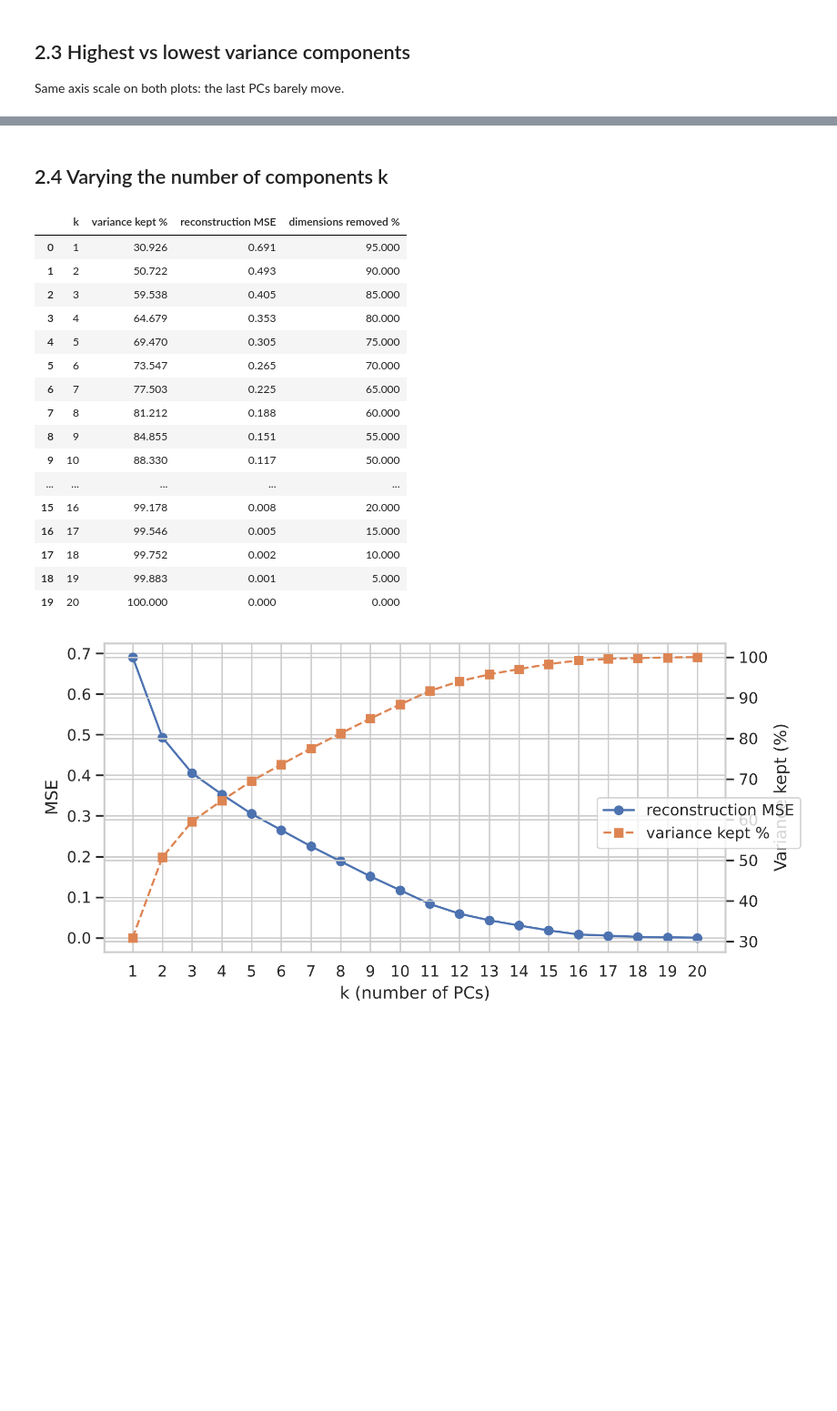
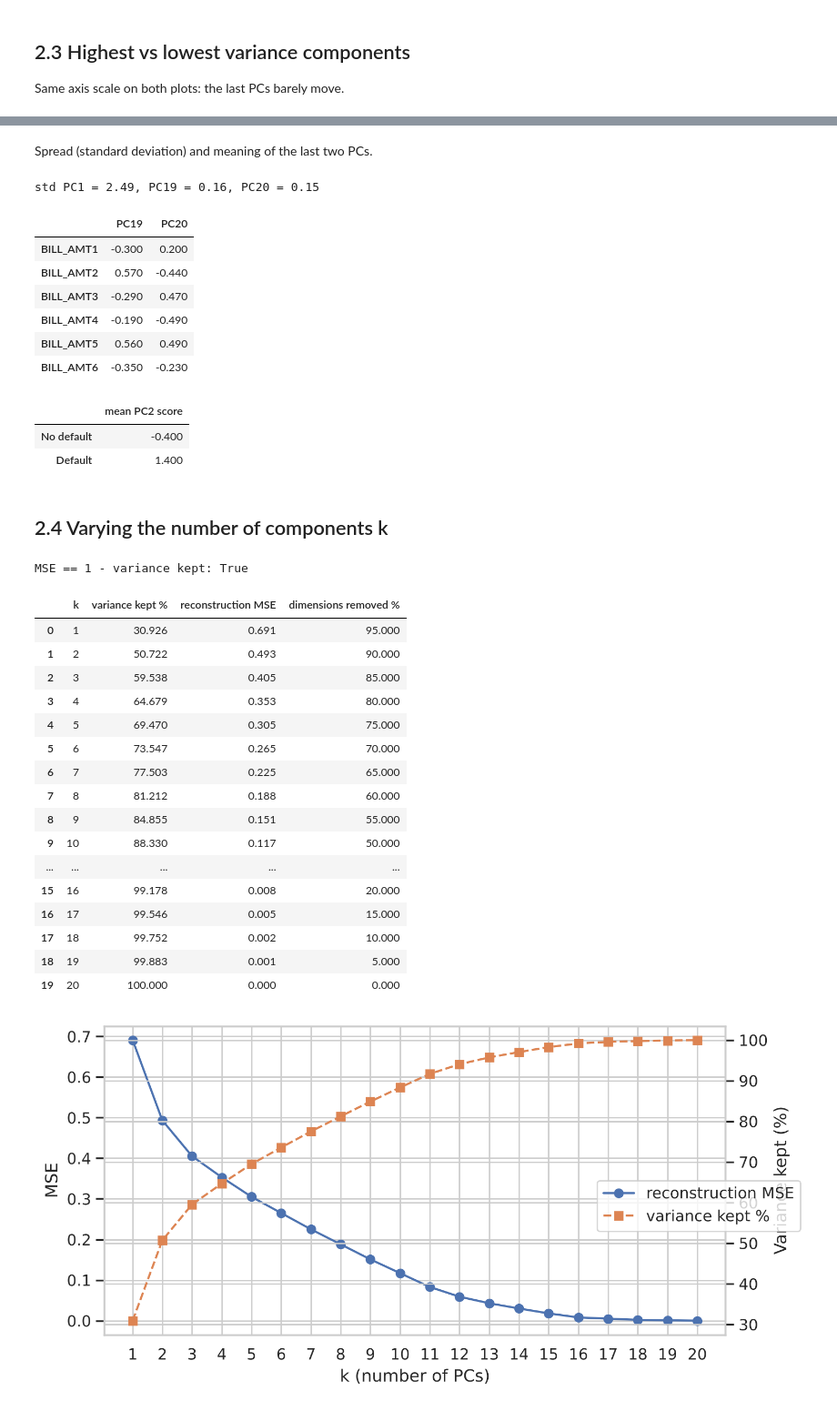
Before and after one commit to Xx-Pumpkin-xX/ml2-labwork, a Jupyter notebook: lab1/notebooks/01_credit_card.ipynb, the cells around one changed output, grey strips where cells are left out. Shown at 91% size. Saved outputs shown, nothing was run; the diff lists cells and outputs as text; code cells hidden in the pictures; blank space fills up the shorter version.

```diff
--- a/lab1/notebooks/01_credit_card.ipynb
+++ b/lab1/notebooks/01_credit_card.ipynb
@@ -363,3 +419,27 @@ save(fig, "fig5_high_vs_low_pcs")
+# %% [markdown]
+Spread (standard deviation) and meaning of the last two PCs.
+# %%
+sd = np.sqrt(pca.explained_variance_)
+print(f"std PC1 = {sd[0]:.2f}, PC{d - 1} = {sd[-2]:.2f}, PC{d} = {sd[-1]:.2f}")
+last = pd.DataFrame(pca.components_[-2:].T, index=X.columns, columns=[f"PC{d - 1}", f"PC{d}"])
+last[last.abs().max(axis=1) > 0.2].round(2)          # features that build the last PCs
+# %% [output]
+std PC1 = 2.49, PC19 = 0.16, PC20 = 0.15
+|  | PC19 | PC20 |
+| BILL_AMT1 | -0.300 | 0.200 |
+| BILL_AMT2 | 0.570 | -0.440 |
+| BILL_AMT3 | -0.290 | 0.470 |
+| BILL_AMT4 | -0.190 | -0.490 |
+| BILL_AMT5 | 0.560 | 0.490 |
+| BILL_AMT6 | -0.350 | -0.230 |
+# %%
+pc2_by_class = pd.Series(Z[:, 1]).groupby(y).mean().round(2)
+pc2_by_class.index = ['No default', 'Default']
+pc2_by_class.to_frame("mean PC2 score")
+# %% [output]
+|  | mean PC2 score |
+| No default | -0.400 |
+| Default | 1.400 |
 # %% [markdown]
 ## 2.4 Varying the number of components k
 # %%
@@ -372,8 +452,11 @@ for k in range(1, X.shape[1] + 1):
                  "reconstruction MSE": np.mean((X.to_numpy() - X_back) ** 2),
                  "dimensions removed %": (1 - k / X.shape[1]) * 100})
 vary = pd.DataFrame(rows).round(3)
+# standardized inputs: reconstruction MSE = share of variance discarded
+print("MSE == 1 - variance kept:", np.allclose(vary["reconstruction MSE"], 1 - vary["variance kept %"] / 100, atol=1e-3))
 vary
 # %% [output]
+MSE == 1 - variance kept: True
 |  | k | variance kept % | reconstruction MSE | dimensions removed % |
 | 0 | 1 | 30.926 | 0.691 | 95.000 |
 | 1 | 2 | 50.722 | 0.493 | 90.000 |
```
Also changed, not shown: parts of 10 cells of this notebook, 5 other files.
